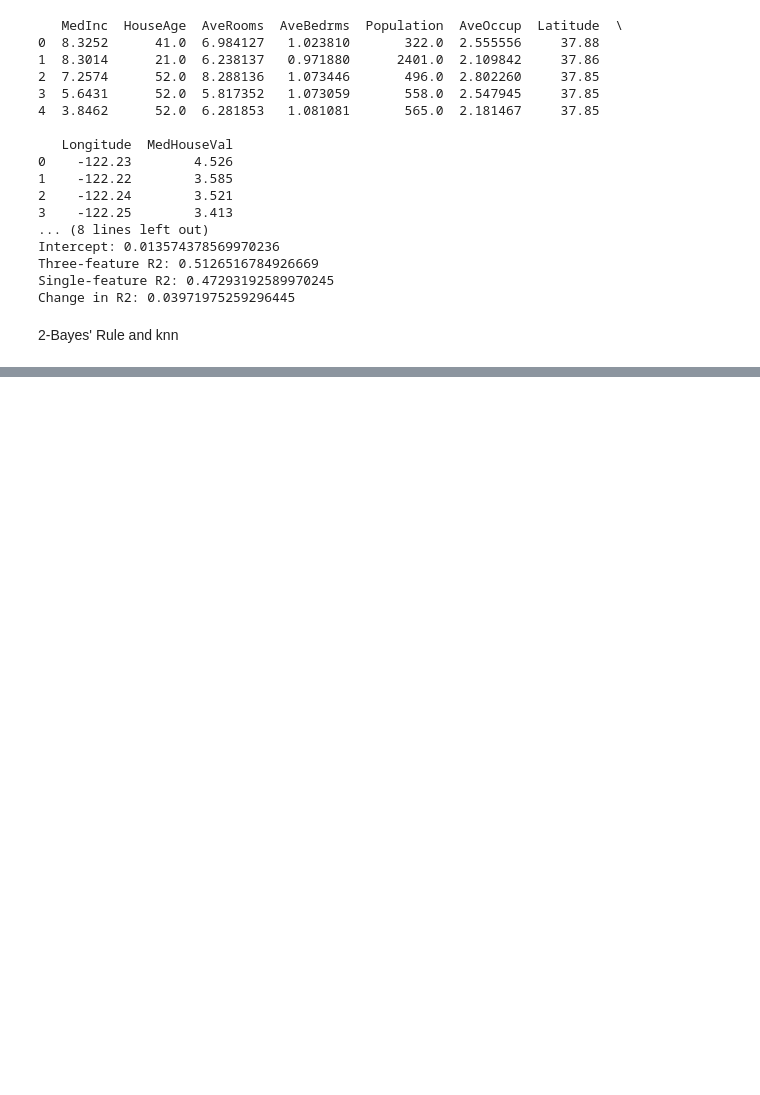
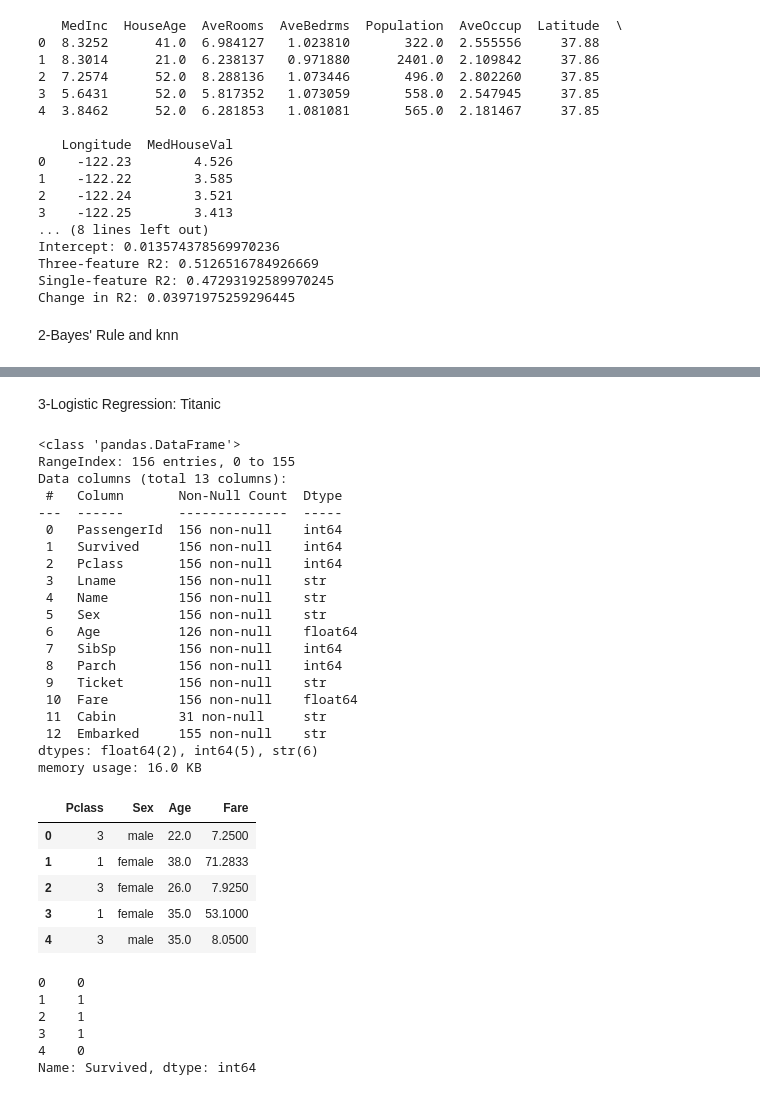
Before and after one commit to setareh3607-bot/projects, a Jupyter notebook: HW/HW6.ipynb, the cells around one changed output, grey strips where cells are left out. Cells and saved outputs as stored; diff of their text form; code cells hidden in the pictures; blank space fills up the shorter version.

```diff
--- a/HW/HW6.ipynb
+++ b/HW/HW6.ipynb
@@ -129,0 +132,2 @@ Accuracy for k=1: 0.9629629629629629
+# %% [markdown]
+3-Logistic Regression: Titanic
@@ -129,0 +140,57 @@ Accuracy for k=1: 0.9629629629629629
+# %%
+file_path = "/home/parsian/Downloads/titanic.csv"
+df = pd.read_csv(file_path)
+df.head()
+df.info()
+columns = ["Pclass", "Sex", "Age", "Fare", "Survived"]
+X = df[["Pclass", "Sex", "Age", "Fare"]].copy()
+y = df["Survived"].copy()
+display(X.head())
+display(y.head())
+X = pd.get_dummies(X, columns=["Sex"], drop_first=True, dtype=int)
+X.head()
+X_train, X_test, y_train, y_test = train_test_split(X, y, test_size=0.30, stratify=y, random_state=42)
+mean_age = X_train["Age"].mean()
+X_train["Age"] = X_train["Age"].fillna(mean_age)
+X_test["Age"] = X_test["Age"].fillna(mean_age)
+scaler = StandardScaler()
+X_train_scaled = scaler.fit_transform(X_train)
+X_test_scaled = scaler.transform(X_test)
+X_train_scaled[:5]
+model = LogisticRegression(max_iter=1000)
+model.fit(X_train_scaled, y_train)
+y_pred = model.predict(X_test_scaled)
+accuracy = accuracy_score(y_test, y_pred)
+# %% [output]
+<class 'pandas.DataFrame'>
+RangeIndex: 156 entries, 0 to 155
+Data columns (total 13 columns):
+ #   Column       Non-Null Count  Dtype
+---  ------       --------------  -----
+ 0   PassengerId  156 non-null    int64
+ 1   Survived     156 non-null    int64
+ 2   Pclass       156 non-null    int64
+ 3   Lname        156 non-null    str
+ 4   Name         156 non-null    str
+ 5   Sex          156 non-null    str
+ 6   Age          126 non-null    float64
+ 7   SibSp        156 non-null    int64
+ 8   Parch        156 non-null    int64
+ 9   Ticket       156 non-null    str
+ 10  Fare         156 non-null    float64
+ 11  Cabin        31 non-null     str
+ 12  Embarked     155 non-null    str
+dtypes: float64(2), int64(5), str(6)
+memory usage: 16.0 KB
+|  | Pclass | Sex | Age | Fare |
+| 0 | 3 | male | 22.0 | 7.2500 |
+| 1 | 1 | female | 38.0 | 71.2833 |
+| 2 | 3 | female | 26.0 | 7.9250 |
+| 3 | 1 | female | 35.0 | 53.1000 |
+| 4 | 3 | male | 35.0 | 8.0500 |
+0    0
+1    1
+2    1
+3    1
+4    0
+Name: Survived, dtype: int64
```
Also changed, not shown: parts of 4 cells of this notebook.
